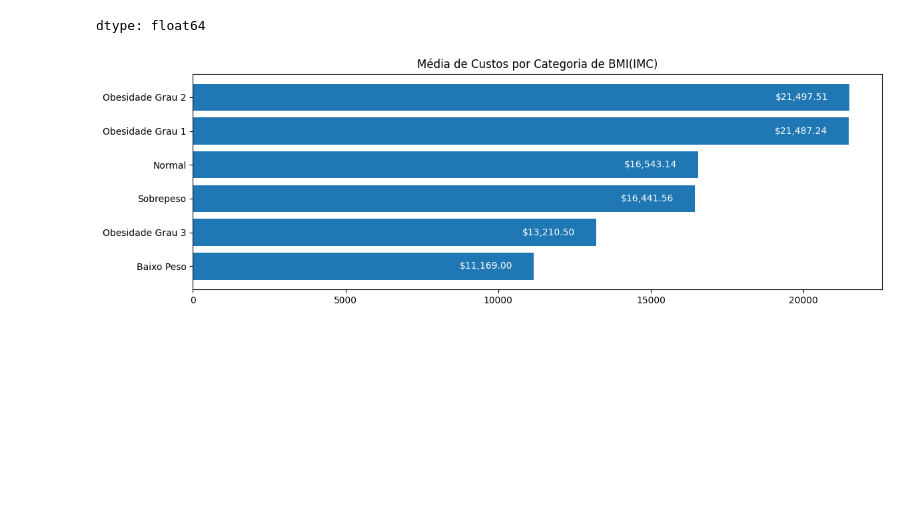
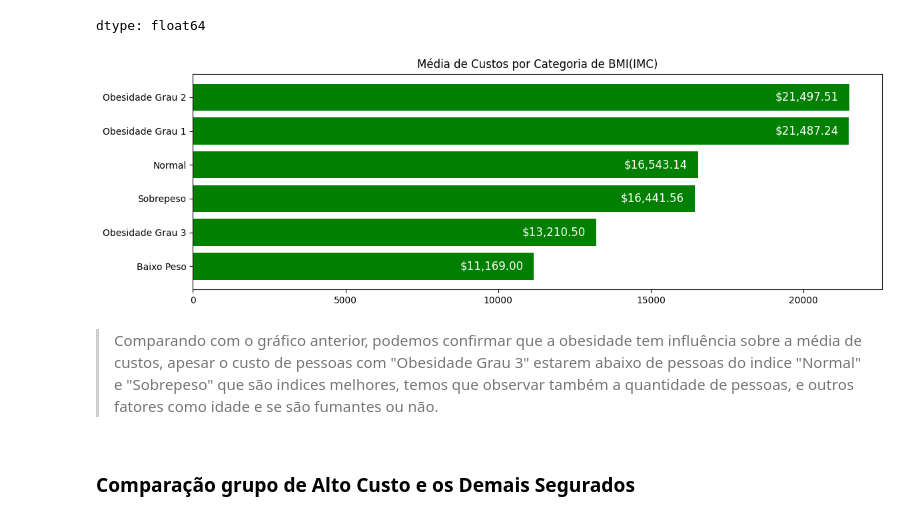
Before and after one commit to fabiobaroliveira/projeto_seguradora_seguro_saude, a Jupyter notebook: analise_exploratoria_seguro_saude.ipynb, the cells around one changed output. Saved outputs shown, nothing was run; the diff lists cells and outputs as text; code cells hidden in the pictures; blank space fills up the shorter version.

```diff
--- a/analise_exploratoria_seguro_saude.ipynb
+++ b/analise_exploratoria_seguro_saude.ipynb
@@ -383,16 +412,20 @@ dtype: float64
 # %%
 # Ordena os valores em ordem crescente
 taxa_bmi_custos = taxa_bmi_custos.sort_values()
 
 plt.figure(figsize=(12,4))
-barras = plt.barh(taxa_bmi_custos.index, taxa_bmi_custos.values)
+barras = plt.barh(taxa_bmi_custos.index, taxa_bmi_custos.values, color='green')
 plt.bar_label(barras,
               labels=[f'${x:,.2f}' for x in taxa_bmi_custos.values], # formatacao de milhar no rotulo
-              fontsize=10,
+              fontsize=12,
               padding=-80,
               color='white')
 plt.title('Média de Custos por Categoria de BMI(IMC)')
 plt.tight_layout()
 plt.show()
 # %% [output]
-[figure, old version]
+[figure, new version]
+# %% [markdown]
+> Comparando com o gráfico anterior, podemos confirmar que a obesidade tem influência sobre a média de custos, apesar o custo de pessoas com "Obesidade Grau 3" estarem abaixo de pessoas do indice "Normal" e "Sobrepeso" que são indices melhores, temos que observar também a quantidade de pessoas, e outros fatores como idade e se são fumantes ou não.
+# %% [markdown]
+### Comparação grupo de Alto Custo e os Demais Segurados
```
Also changed, not shown: parts of 27 cells of this notebook.
